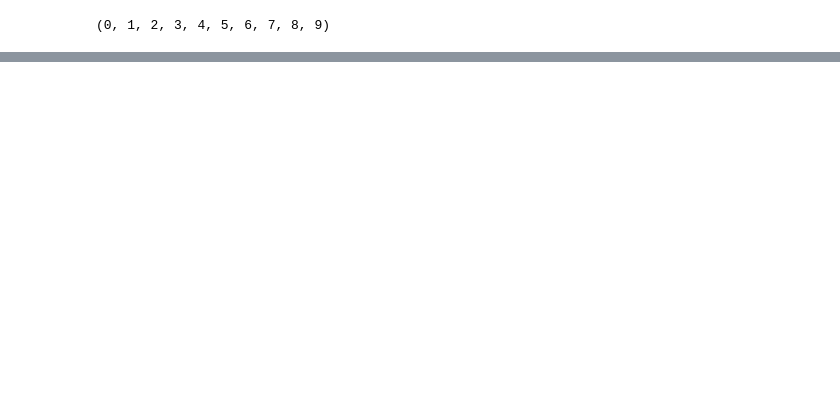
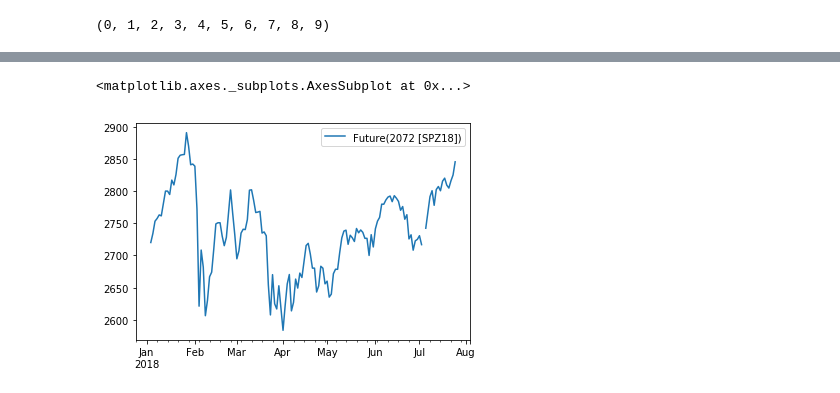
Before and after one commit to marketneutral/misc_research, a Jupyter notebook: zipline_install/Get Futures Data.ipynb, the cells around one changed output, grey strips where cells are left out. Drawn from its saved outputs; the diff is of its cells as text; code cells hidden in the pictures; blank space fills up the shorter version.

```diff
--- a/zipline_install/Get Futures Data.ipynb
+++ b/zipline_install/Get Futures Data.ipynb
@@ -72,0 +113,6 @@ dat
+# %%
+%matplotlib inline
+dat.plot()
+# %% [output]
+<matplotlib.axes._subplots.AxesSubplot at 0x...>
+[figure, added]
```
Also changed, not shown: parts of 16 cells of this notebook, 1 other file.
